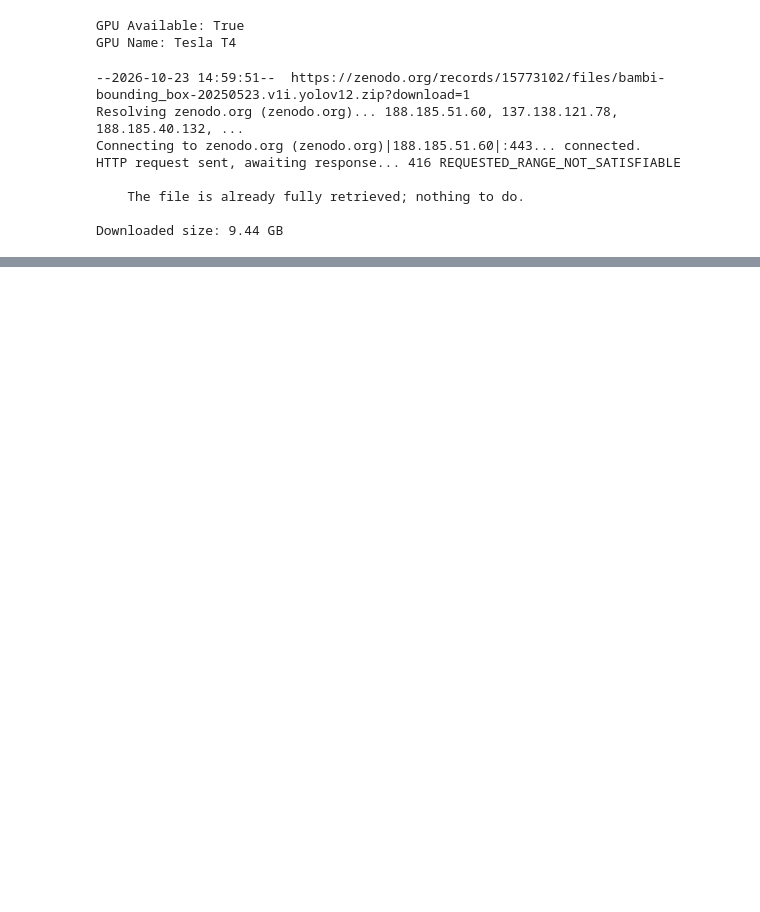
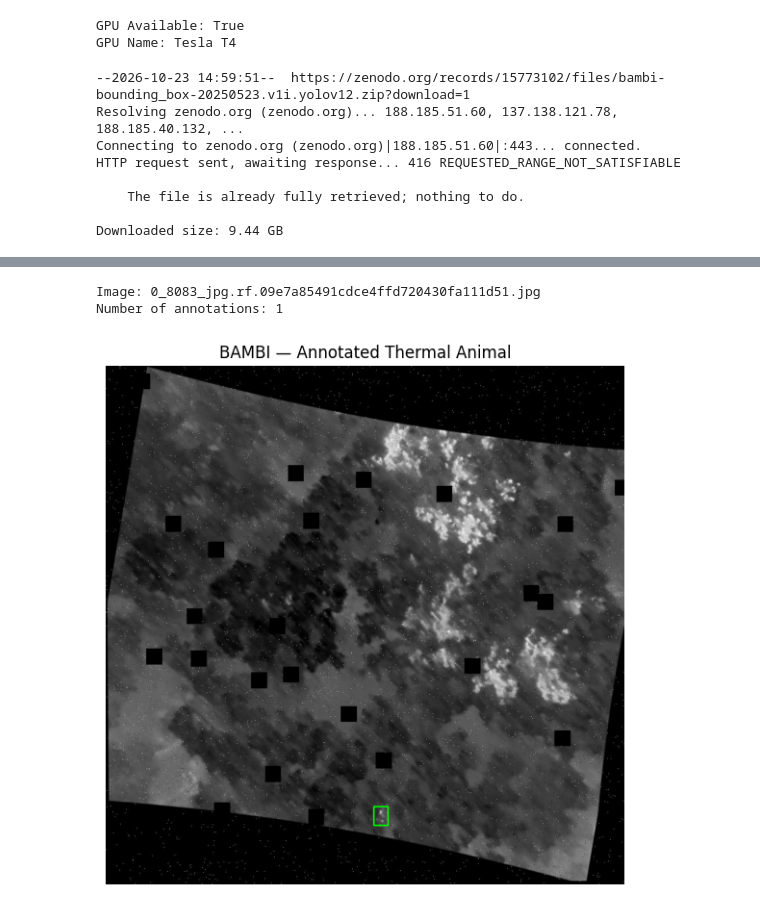
Before and after one commit to ReetomGogoi/GhostVision-AI, a Jupyter notebook: GhostVision_Thermal_Nikhil.ipynb, the cells around one changed output, grey strips where cells are left out. Saved outputs shown, nothing was run; the diff lists cells and outputs as text; code cells hidden in the pictures; blank space fills up the shorter version.

```diff
--- a/GhostVision_Thermal_Nikhil.ipynb
+++ b/GhostVision_Thermal_Nikhil.ipynb
@@ -66,0 +195,62 @@ Downloaded size: 9.44 GB
+# %%
+
+from pathlib import Path
+import cv2
+import matplotlib.pyplot as plt
+
+dataset = Path("/content/thermal_data/bambi")
+
+image_dir = dataset / "train/images"
+label_dir = dataset / "train/labels"
+
+found = False
+
+for label_path in sorted(label_dir.glob("*.txt")):
+    lines = label_path.read_text().strip().splitlines()
+
+    if not lines:
+        continue
+
+    for ext in [".jpg", ".jpeg", ".png"]:
+        img_path = image_dir / (label_path.stem + ext)
+        if img_path.exists():
+            found = True
+            break
+
+    if found:
+        break
+
+if not found:
+    raise ValueError("No labeled animal images found!")
+
+img = cv2.imread(str(img_path))
+h, w = img.shape[:2]
+
+for line in lines:
+    values = line.split()
+
+    if len(values) != 5:
+        continue
+
+    cls, x, y, bw, bh = map(float, values)
+
+    x1 = int((x - bw / 2) * w)
+    y1 = int((y - bh / 2) * h)
+    x2 = int((x + bw / 2) * w)
+    y2 = int((y + bh / 2) * h)
+
+    cv2.rectangle(img, (x1, y1), (x2, y2),
+                  (0, 255, 0), 2)
+
+print("Image:", img_path.name)
+print("Number of annotations:", len(lines))
+
+plt.figure(figsize=(9, 7))
+plt.imshow(cv2.cvtColor(img, cv2.COLOR_BGR2RGB))
+plt.title("BAMBI — Annotated Thermal Animal")
+plt.axis("off")
+plt.show()
+# %% [output]
+Image: 0_8083_jpg.rf.09e7a85491cdce4ffd720430fa111d51.jpg
+Number of annotations: 1
+[figure, added]
```
Also changed, not shown: parts of 7 cells of this notebook.
